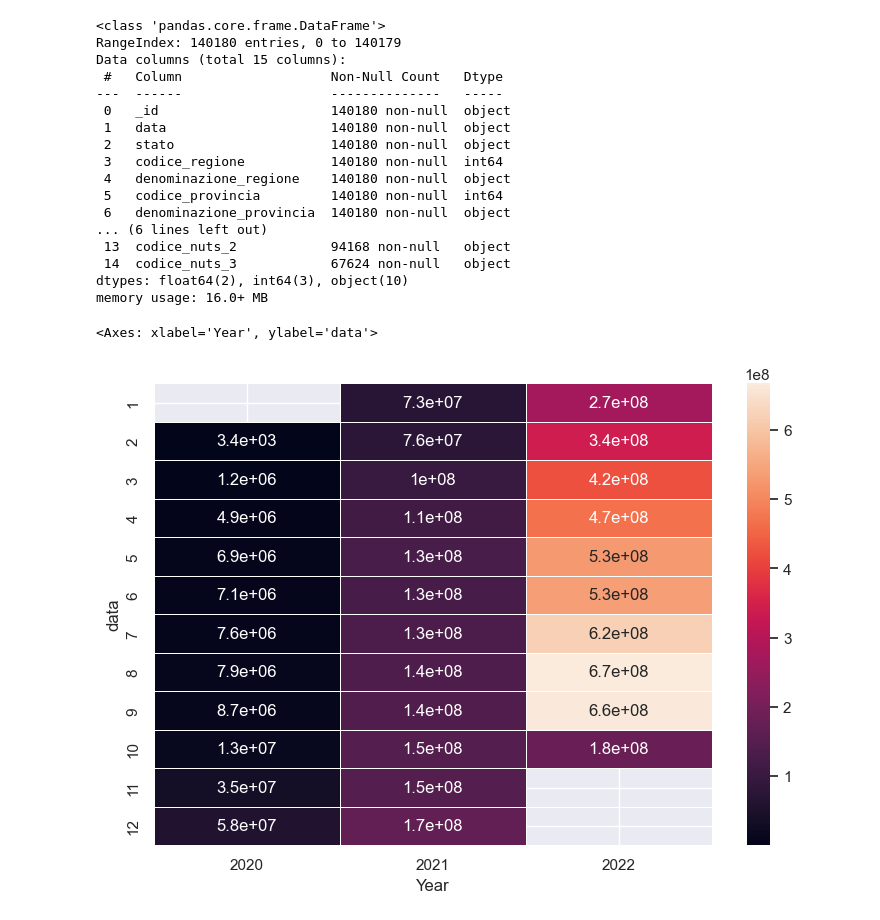
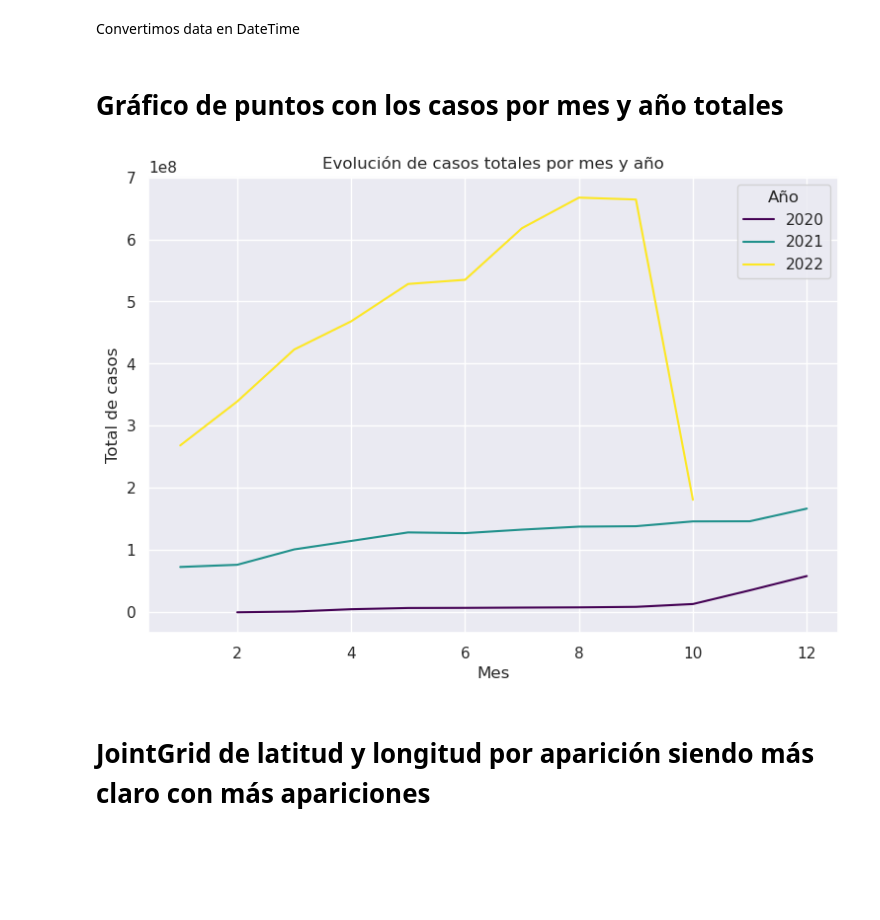
Before and after one commit to diegoguizanlopez/BigDataEIa, a Jupyter notebook: Big_Data/Sitemas_De_Big_Data/2_Trimestre/Tema_3/MongoDB/SeaBorn/Seaborn.ipynb, the cells around one changed output. Drawn from its saved outputs; the diff is of its cells as text; code cells hidden in the pictures; blank space fills up the shorter version.

```diff
--- a/Big_Data/Sitemas_De_Big_Data/2_Trimestre/Tema_3/MongoDB/SeaBorn/Seaborn.ipynb
+++ b/Big_Data/Sitemas_De_Big_Data/2_Trimestre/Tema_3/MongoDB/SeaBorn/Seaborn.ipynb
@@ -26,45 +33,33 @@ df = pd.DataFrame(covid.find({}))
-# %%
-df.info()
-# %% [output]
-<class 'pandas.core.frame.DataFrame'>
-RangeIndex: 140180 entries, 0 to 140179
-Data columns (total 15 columns):
- #   Column                   Non-Null Count   Dtype
----  ------                   --------------   -----
- 0   _id                      140180 non-null  object
- 1   data                     140180 non-null  object
- 2   stato                    140180 non-null  object
- 3   codice_regione           140180 non-null  int64
- 4   denominazione_regione    140180 non-null  object
- 5   codice_provincia         140180 non-null  int64
- 6   denominazione_provincia  140180 non-null  object
-... (6 lines left out)
- 13  codice_nuts_2            94168 non-null   object
- 14  codice_nuts_3            67624 non-null   object
-dtypes: float64(2), int64(3), object(10)
-memory usage: 16.0+ MB
+# %% [markdown]
+Convertimos data en DateTime
 # %%
 df['data'] = pd.to_datetime(df['data'], format="ISO8601")
+# %% [markdown]
+# Gráfico de puntos con los casos por mes y año totales
 # %%
 from matplotlib import pyplot as plt
 import numpy as np
 import seaborn as sns
-
+import pandas as pd
 
 sns.set_theme(style="darkgrid")
 
-dfT = pd.DataFrame(df['data'].dt.month)
-dfT['Year']=df['data'].dt.year
-dfT['Total']=df['totale_casi']
-dfT=pd.DataFrame(dfT.groupby(['data','Year'])['Total'].sum())
+dfT = pd.DataFrame(df['data'])
+dfT['Año'] = df['data'].dt.year.astype(np.int64)
+dfT['Mes'] = df['data'].dt.month.astype(np.int64)
+dfT['Total de casos'] = df['totale_casi'].astype(np.float64)
+dfT = pd.DataFrame(dfT.groupby(['Año','Mes'])['Total de casos'].sum())
 dfT.reset_index(inplace=True)
-df_g = (
-    dfT
-    .pivot(index="data", columns="Year", values="Total")
-)
-f, ax = plt.subplots(figsize=(9, 6))
-sns.heatmap(df_g, annot=True, linewidths=.5, ax=ax)
+
+plt.figure(figsize=(9, 6))
+sns.lineplot(data=dfT, x='Mes', y='Total de casos', hue='Año', palette='viridis')
+plt.xlabel('Mes')
+plt.ylabel('Total de casos')
+plt.title('Evolución de casos totales por mes y año')
+plt.legend(title='Año')
+plt.show()
 # %% [output]
-<Axes: xlabel='Year', ylabel='data'>
-[figure, old version]
+[figure, new version]
+# %% [markdown]
+# JointGrid de latitud y longitud por aparición siendo más claro con más apariciones
 # %%
```
Also changed, not shown: parts of 9 cells of this notebook, 1 other file.
